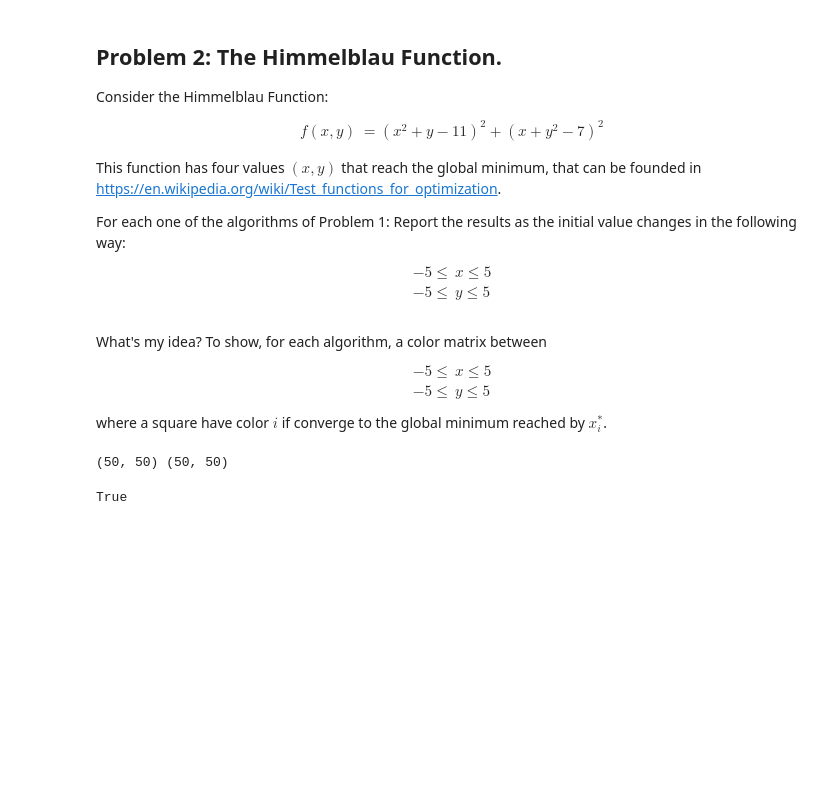
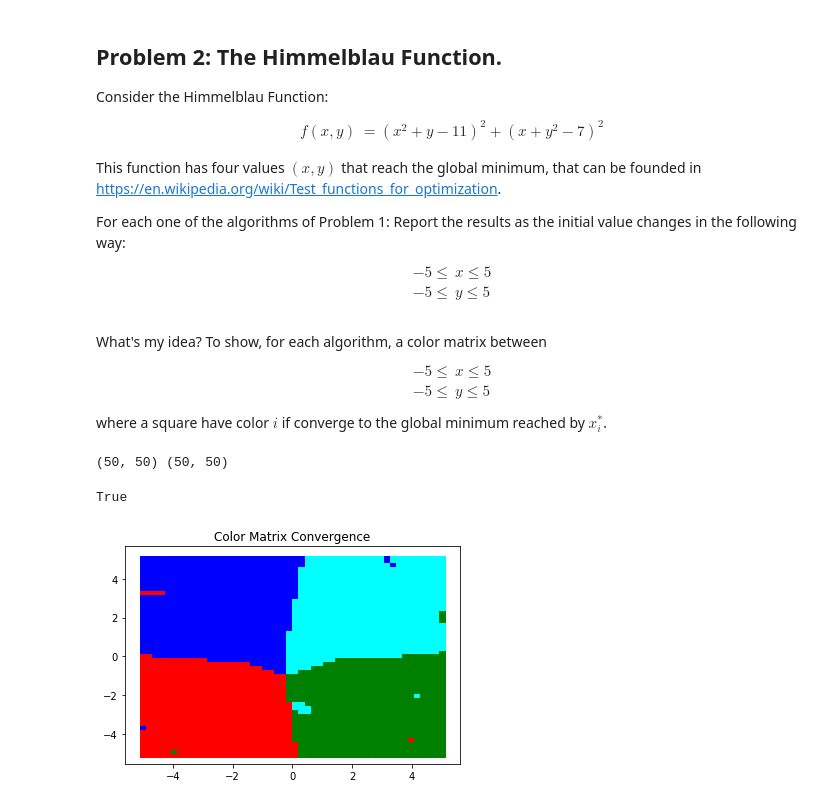
Before and after one commit to juanse1608/Courses, a Jupyter notebook: Jupyters/Notebooks/SC-201901/Opti-Solution.ipynb, the cells around one changed output. Cells and saved outputs as stored; diff of their text form; code cells hidden in the pictures; blank space fills up the shorter version.

```diff
--- a/Jupyters/Notebooks/SC-201901/Opti-Solution.ipynb
+++ b/Jupyters/Notebooks/SC-201901/Opti-Solution.ipynb
@@ -353,7 +356,7 @@ min_bfgs = []
 for index_a in range(partitions):
     for index_b in range(partitions):
         initial_x = [x[index_a, index_b], y[index_a, index_b]]
-        min_bfgs.append(minimize(sty_tang, initial_x, method='BFGS', options={'disp': False}))
+        min_bfgs.append(minimize(himmelblau, initial_x, method='BFGS', options={'disp': False}))
 # %%
 states = []
 minimums_bfgs = []
@@ -370,0 +372,25 @@ True
+# %%
+def assign_color(vector):
+    if all(vector == [-3.8, -3.3]):
+        return 'red'
+    elif all(vector == [3.6, -1.8]):
+        return 'green'
+    elif all(vector == [-2.8, 3.1]):
+        return 'blue'
+    elif all(vector == [3., 2.]):
+        return 'cyan'
+    else:
+        print('Warning: Not an x*')
+        return 'It is not an x*'
+colors = list(map(assign_color, minimums_bfgs))
+# %%
+#Let's plot [-5,5]^2 and see the x* in each point by color
+fig = plt.figure()
+ax = fig.add_subplot(111)
+ax.set_title('Color Matrix Convergence')
+
+for i in range(len(reshaped_x)):
+    ax.scatter(reshaped_x[i], reshaped_y[i], color=colors[i], marker='s')
+plt.show()
+# %% [output]
+[figure, added]
```
Also changed, not shown: parts of 3 cells of this notebook.
